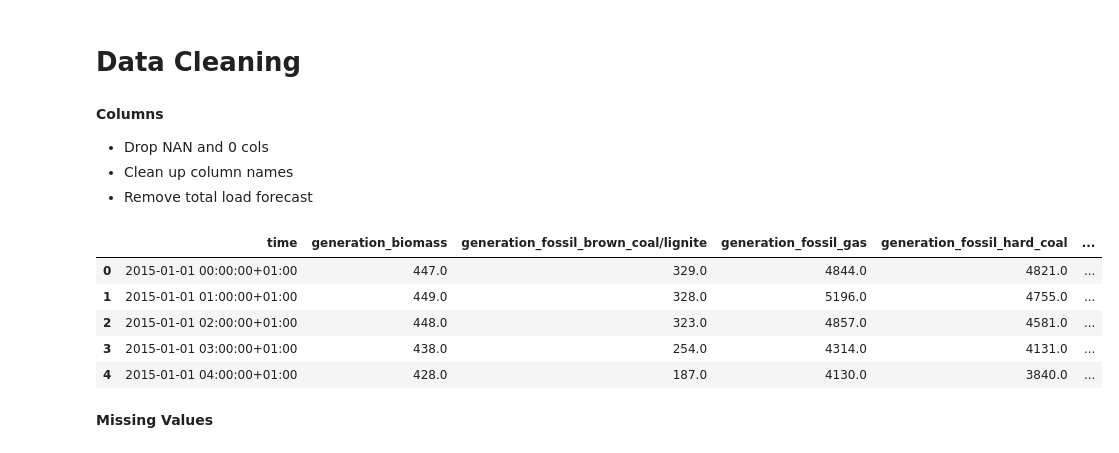
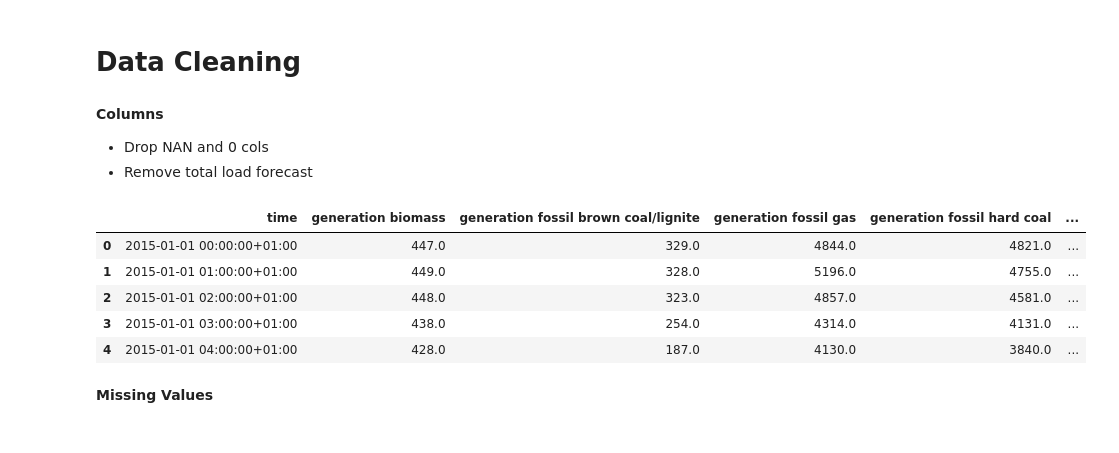
Before and after one commit to KishenSharma6/SpainEnergyAnalysis, a Jupyter notebook: Project Codes/01_Data_Cleaning/2020_0620_Energy_Dataset_Cleaning.ipynb, the cells around one changed output. Saved outputs shown, nothing was run; the diff lists cells and outputs as text; code cells hidden in the pictures.

```diff
--- a/Project Codes/01_Data_Cleaning/2020_0620_Energy_Dataset_Cleaning.ipynb
+++ b/Project Codes/01_Data_Cleaning/2020_0620_Energy_Dataset_Cleaning.ipynb
@@ -99,25 +99,21 @@ dtype: int64
 # %% [markdown]
 **Columns**
 - Drop NAN and 0 cols
-- Clean up column names
 - Remove total load forecast
 # %%
 #Drop nan cols
 df.dropna(axis =1, inplace= True,thresh=1)
 
 #Drop total_load_forecast
 df.drop('total load forecast', axis = 1, inplace =True)
 
 #Drop cols with only 1 unique value in column
 df = df.loc[:,df.apply(pd.Series.nunique) != 1]
 
-#Replace \s with _ in column headers
-df.columns = df.columns.str.replace('\s', '_', regex = True)
-
 #Check
 display(df.head())
 # %% [output]
-|  | time | generation_biomass | generation_fossil_brown_coal/lignite | generation_fossil_gas | generation_fossil_hard_coal | ... |
+|  | time | generation biomass | generation fossil brown coal/lignite | generation fossil gas | generation fossil hard coal | ... |
 | 0 | 2015-01-01 00:00:00+01:00 | 447.0 | 329.0 | 4844.0 | 4821.0 | ... |
 | 1 | 2015-01-01 01:00:00+01:00 | 449.0 | 328.0 | 5196.0 | 4755.0 | ... |
 | 2 | 2015-01-01 02:00:00+01:00 | 448.0 | 323.0 | 4857.0 | 4581.0 | ... |
```
Also changed, not shown: parts of 4 cells of this notebook, 3 other files.
